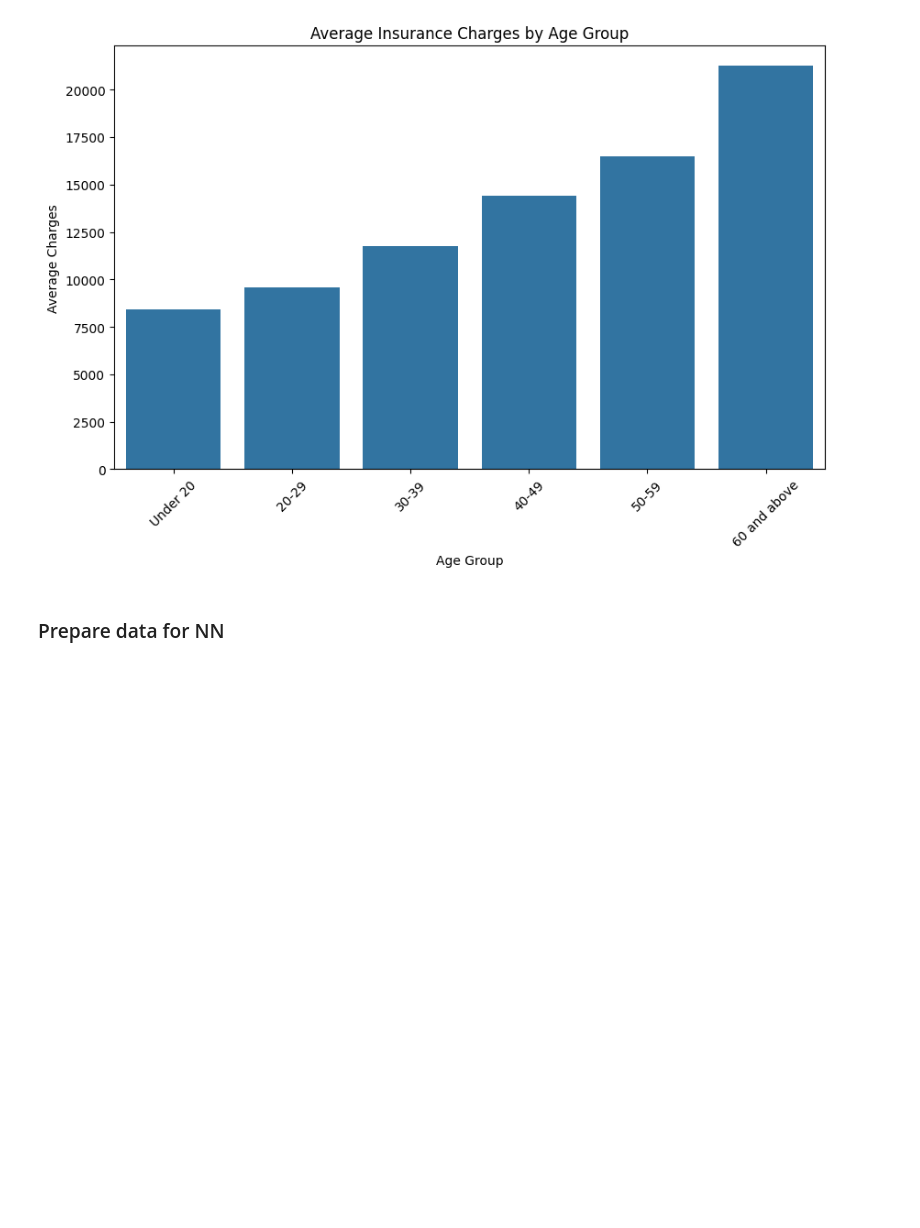
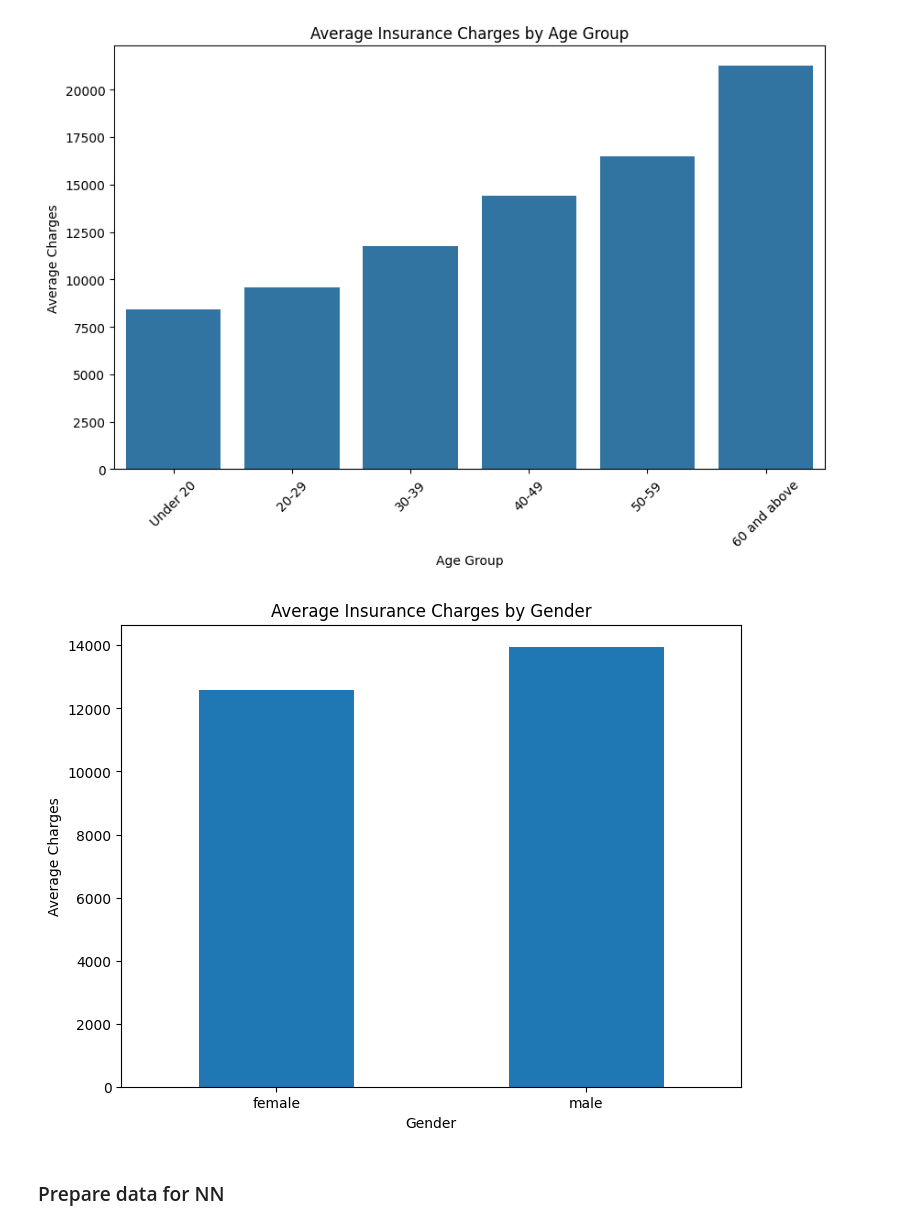
Before and after one commit to SaloWi/cas_mod4, a Jupyter notebook: M6_Project.ipynb, the cells around one changed output. Drawn from its saved outputs; the diff is of its cells as text; code cells hidden in the pictures; blank space fills up the shorter version.

```diff
--- a/M6_Project.ipynb
+++ b/M6_Project.ipynb
@@ -149,6 +149,18 @@ plt.xticks(rotation=45)
 plt.show()
 # %% [output]
 [figure]
+# %%
+average_cost_by_sex = data.groupby('sex')['charges'].mean()
+
+plt.figure(figsize=(8, 6))
+average_cost_by_sex.plot(kind='bar')
+plt.title('Average Insurance Charges by Gender')
+plt.xlabel('Gender')
+plt.ylabel('Average Charges')
+plt.xticks(rotation=0)
+plt.show()
+# %% [output]
+[figure, added]
 # %% [markdown]
 ### Prepare data for NN
 # %%
```
Also changed, not shown: parts of 17 cells of this notebook.
